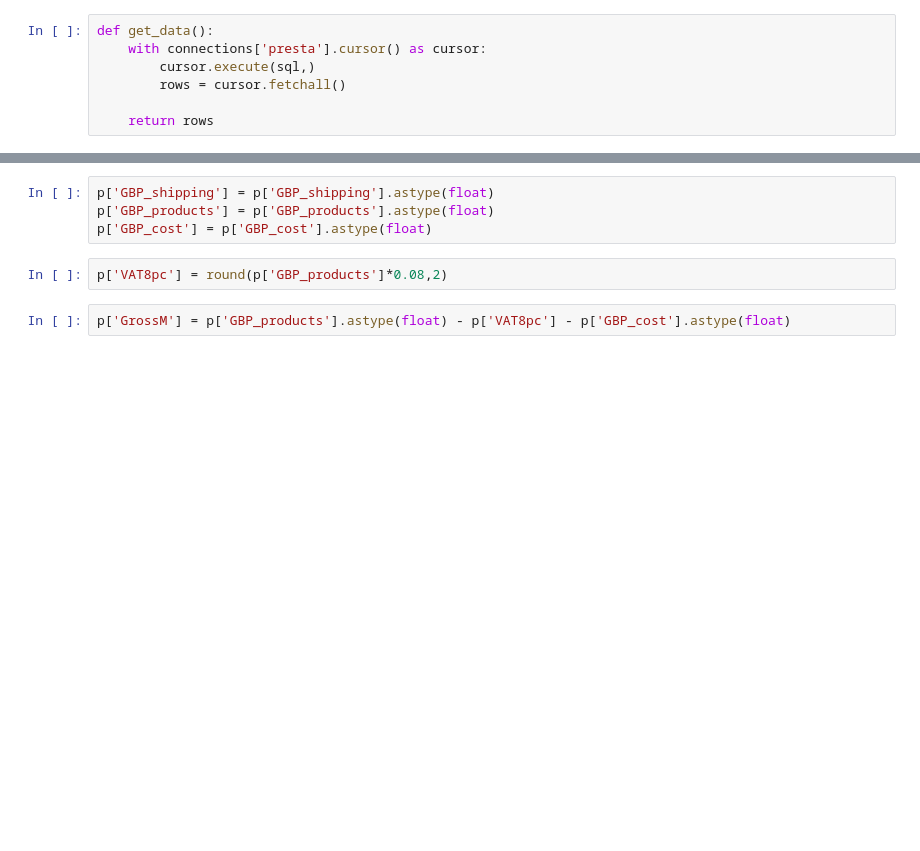
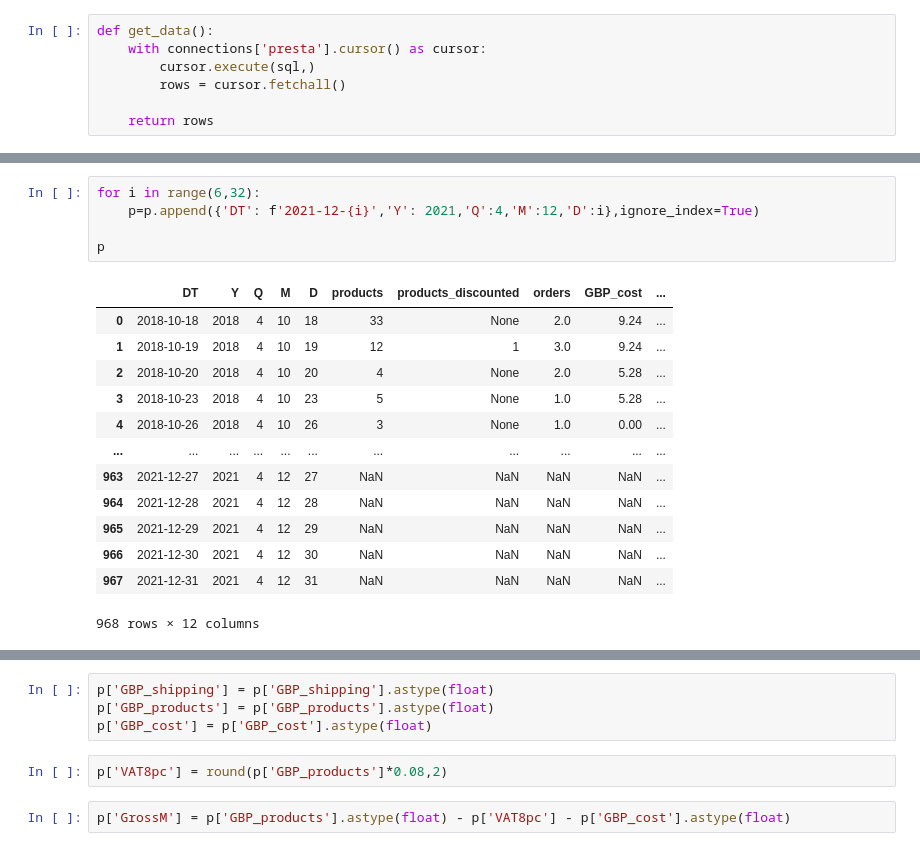
Before and after one commit to vallka/djellifique, a Jupyter notebook: sales_stats.ipynb, the cells around one changed output, grey strips where cells are left out. Saved outputs shown, nothing was run; the diff lists cells and outputs as text; blank space fills up the shorter version.

```diff
--- a/sales_stats.ipynb
+++ b/sales_stats.ipynb
@@ -79,0 +83,19 @@ p
+# %%
+for i in range(6,32):
+    p=p.append({'DT': f'2021-12-{i}','Y': 2021,'Q':4,'M':12,'D':i},ignore_index=True)
+
+p
+# %% [output]
+|  | DT | Y | Q | M | D | products | products_discounted | orders | GBP_cost | ... |
+| 0 | 2018-10-18 | 2018 | 4 | 10 | 18 | 33 | None | 2.0 | 9.24 | ... |
+| 1 | 2018-10-19 | 2018 | 4 | 10 | 19 | 12 | 1 | 3.0 | 9.24 | ... |
+| 2 | 2018-10-20 | 2018 | 4 | 10 | 20 | 4 | None | 2.0 | 5.28 | ... |
+| 3 | 2018-10-23 | 2018 | 4 | 10 | 23 | 5 | None | 1.0 | 5.28 | ... |
+| 4 | 2018-10-26 | 2018 | 4 | 10 | 26 | 3 | None | 1.0 | 0.00 | ... |
+| ... | ... | ... | ... | ... | ... | ... | ... | ... | ... | ... |
+| 963 | 2021-12-27 | 2021 | 4 | 12 | 27 | NaN | NaN | NaN | NaN | ... |
+| 964 | 2021-12-28 | 2021 | 4 | 12 | 28 | NaN | NaN | NaN | NaN | ... |
+| 965 | 2021-12-29 | 2021 | 4 | 12 | 29 | NaN | NaN | NaN | NaN | ... |
+| 966 | 2021-12-30 | 2021 | 4 | 12 | 30 | NaN | NaN | NaN | NaN | ... |
+| 967 | 2021-12-31 | 2021 | 4 | 12 | 31 | NaN | NaN | NaN | NaN | ... |
+968 rows × 12 columns
```
Also changed, not shown: parts of 8 cells of this notebook, 7 other files.
